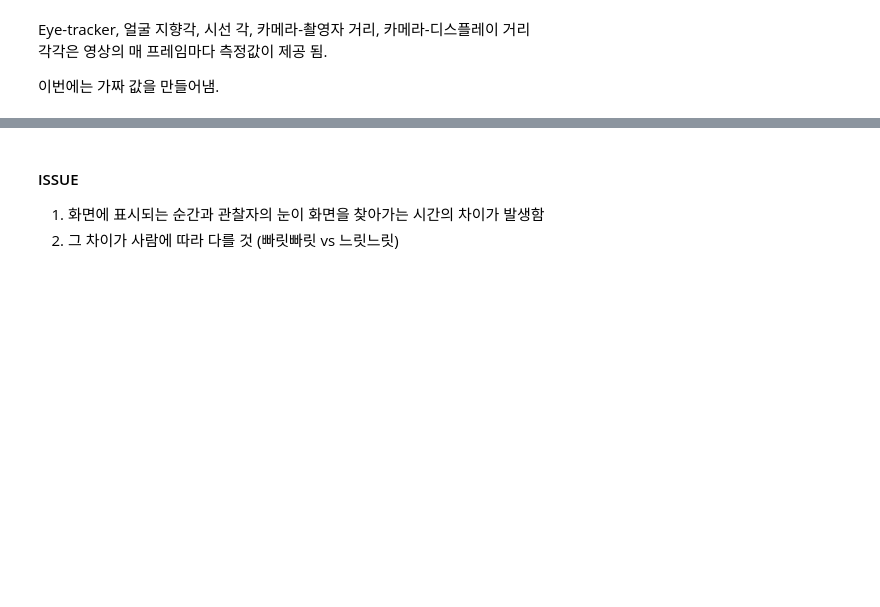
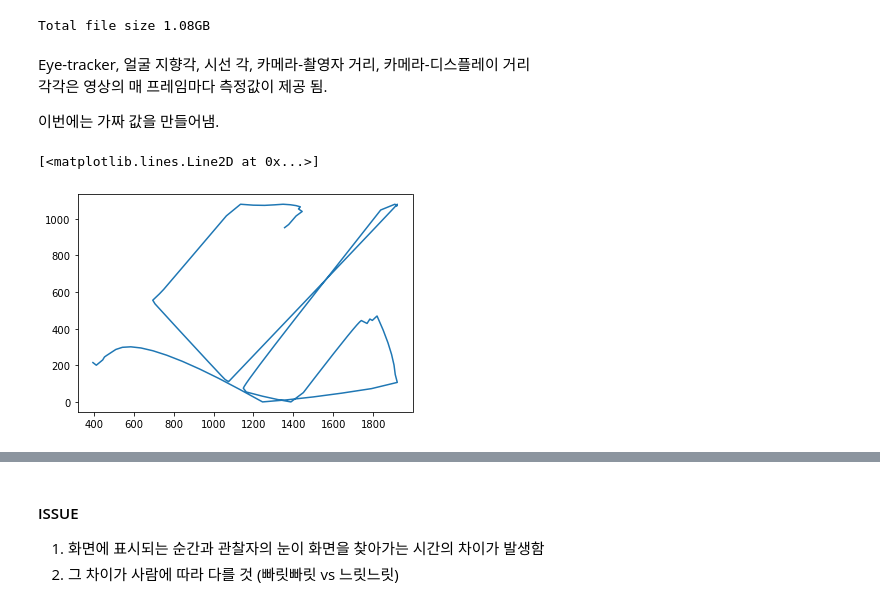
Before and after one commit to Deep-In-Sight/nia, a Jupyter notebook: jason_meta.ipynb, the cells around one changed output, grey strips where cells are left out. Cells and saved outputs as stored; diff of their text form; code cells hidden in the pictures; blank space fills up the shorter version.

```diff
--- a/jason_meta.ipynb
+++ b/jason_meta.ipynb
@@ -36,3 +49,7 @@ concat_posture = get_converter("posture")
+# %%
+print(f"Total file size {np.sum(file_sizes_Bytes)/1024/1024/1024:.2f}GB")
+# %% [output]
+Total file size 1.08GB
 # %%
 ## Variables below are to be read from csv file ##
 username = "hoseung"
@@ -176,2 +130,9 @@ class Particle():
+# %%
+p = Particle(1920, 1080, 500)
+xx, yy = p.random_move(max_dt=30, dt_stop=15, max_acc=10, min_acc=5)
+plt.plot(xx, yy)
+# %% [output]
+[<matplotlib.lines.Line2D at 0x...>]
+[figure, added]
 # %%
 p = Particle(1920, 1080, 500)
```
Also changed, not shown: parts of 17 cells of this notebook, 5 other files.
